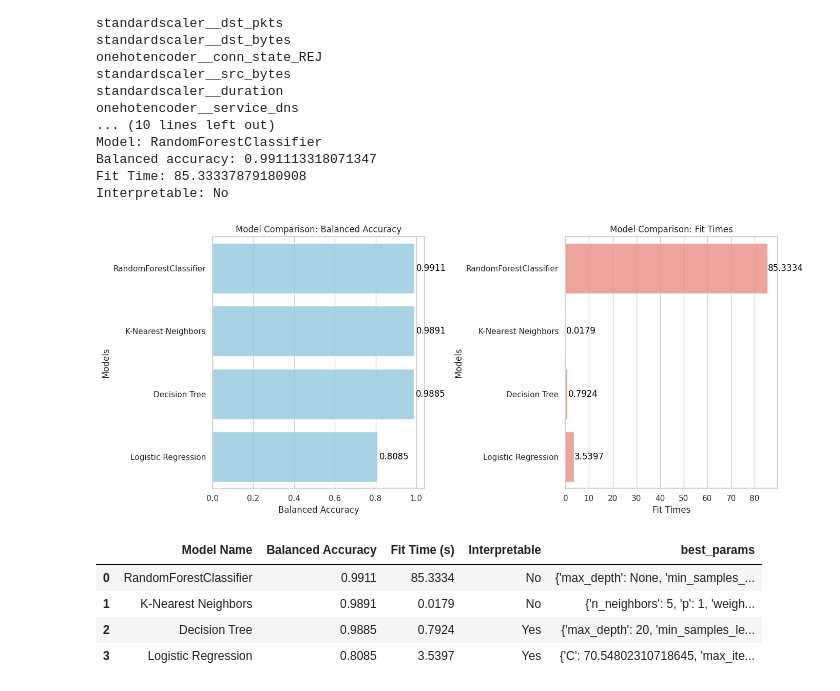
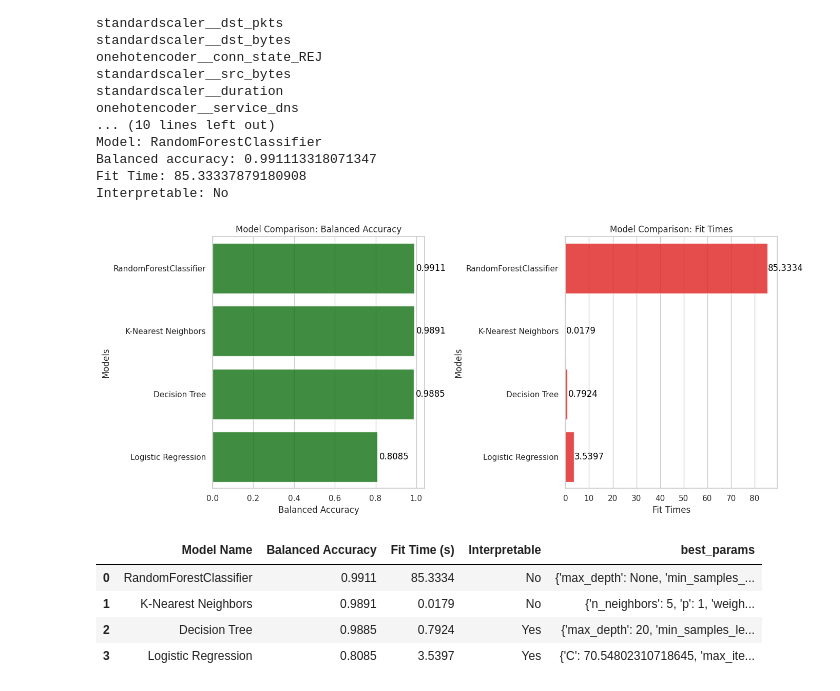
Before and after one commit to aaghouse/Cybersecurity_ML, a Jupyter notebook: cyber_ml_capstone.ipynb, the cells around one changed output. Saved outputs shown, nothing was run; the diff lists cells and outputs as text; code cells hidden in the pictures.

```diff
--- a/cyber_ml_capstone.ipynb
+++ b/cyber_ml_capstone.ipynb
@@ -1272,36 +1272,36 @@ results = results.append({'Model Name': 'Decision Tree',
 
 results = results.append({'Model Name': 'Logistic Regression',
                           'Balanced Accuracy': 0.8085,
                           'Fit Time (s)': 3.5397,
                           'Interpretable': 'Yes',
                           'best_params': str(best_params_lr_dict)},
                          ignore_index=True)
 
 # Visual representation of the analyzed models using seaborn
 sns.set(style="whitegrid")
 fig, (ax1, ax2) = plt.subplots(1, 2, figsize=(14, 6))
 
-sns.barplot(x='Balanced Accuracy', y='Model Name', data=results, color='skyblue', alpha=0.8, ax=ax1)
+sns.barplot(x='Balanced Accuracy', y='Model Name', data=results, color='green', alpha=0.8, ax=ax1)
 ax1.set_xlabel('Balanced Accuracy')
 ax1.set_ylabel('Models')
 ax1.set_title('Model Comparison: Balanced Accuracy')
 for i, v in enumerate(results['Balanced Accuracy']):
     ax1.text(v + 0.01, i, str(round(v, 4)), color='black', va='center')
 
-sns.barplot(x='Fit Time (s)', y='Model Name', data=results, color='salmon', alpha=0.8, ax=ax2)
+sns.barplot(x='Fit Time (s)', y='Model Name', data=results, color='red', alpha=0.8, ax=ax2)
 ax2.set_xlabel('Fit Times')
 ax2.set_ylabel('Models')
 ax2.set_title('Model Comparison: Fit Times')
 for i, v in enumerate(results['Fit Time (s)']):
     ax2.text(v + 0.3, i, str(round(v, 4)), color='black', va='center')
 
 plt.tight_layout()
 plt.show()
 
 # Display the DataFrame
 results.head()
 # %% [output]
-[figure, old version]
+[figure, new version]
 |  | Model Name | Balanced Accuracy | Fit Time (s) | Interpretable | best_params |
 | 0 | RandomForestClassifier | 0.9911 | 85.3334 | No | {'max_depth': None, 'min_samples_... |
 | 1 | K-Nearest Neighbors | 0.9891 | 0.0179 | No | {'n_neighbors': 5, 'p': 1, 'weigh... |
```
